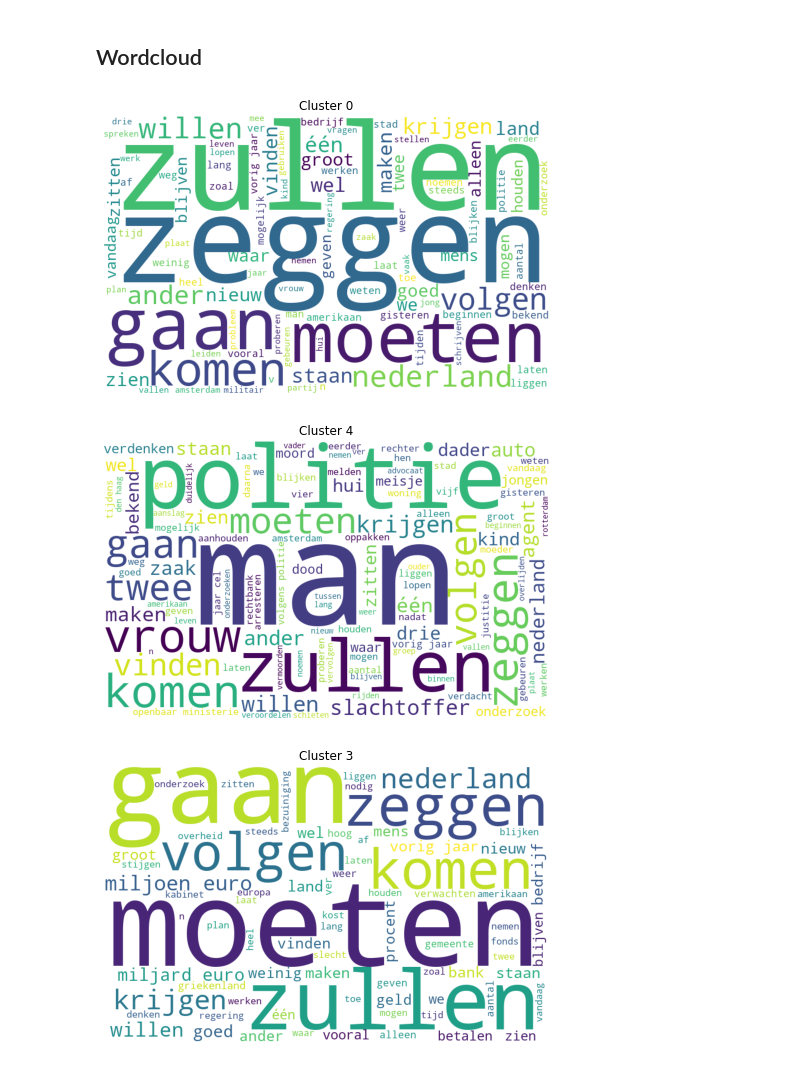
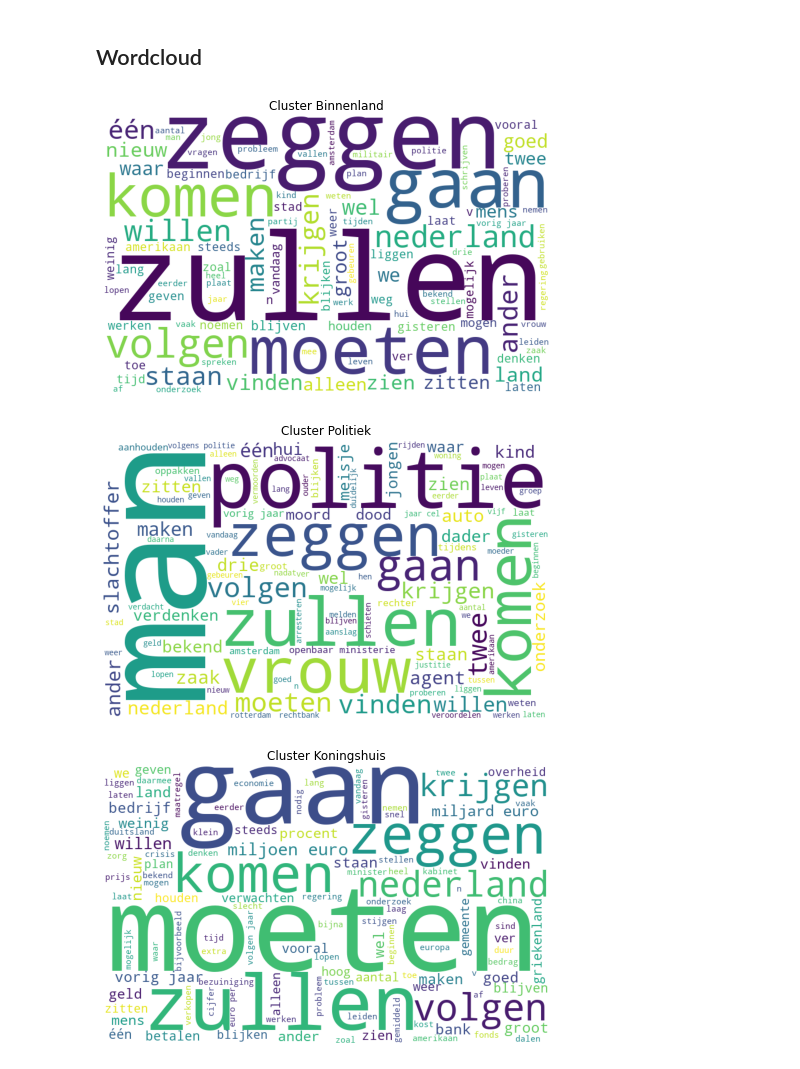
Before and after one commit to samverh/text-clustering, a Jupyter notebook: clustering.ipynb, the cells around one changed output. Saved outputs shown, nothing was run; the diff lists cells and outputs as text; code cells hidden in the pictures.

```diff
--- a/clustering.ipynb
+++ b/clustering.ipynb
@@ -540,9 +545,9 @@ def word_cloud(text, cluster):
 # %%
 # plotting
 for i in df.cluster.unique():
     texts_same_cluster = "".join(df[df.cluster == i].cleaned_text.tolist())
-    word_cloud(texts_same_cluster, i)
+    word_cloud(texts_same_cluster, unique_labels[i])
 # %% [output]
-[figure, old version]
+[figure, new version]
-[figure, old version]
+[figure, new version]
-[figure, old version]
+[figure, new version]
```
Also changed, not shown: parts of 5 cells of this notebook.
